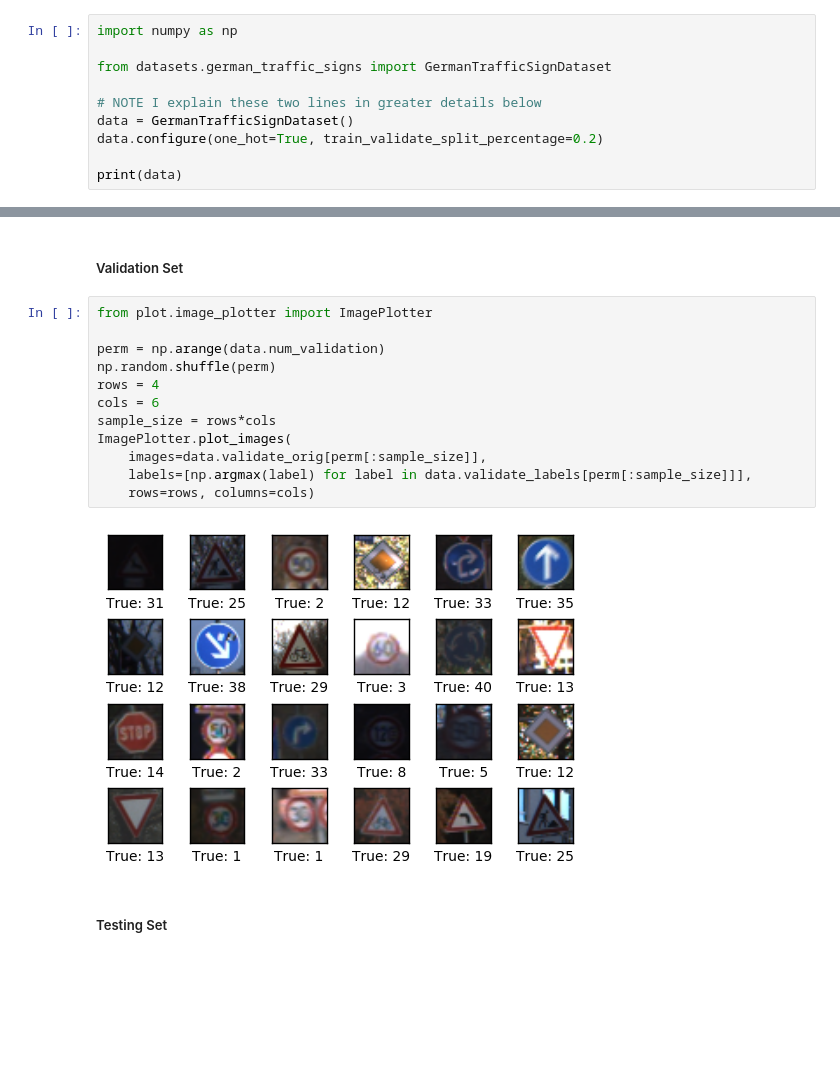
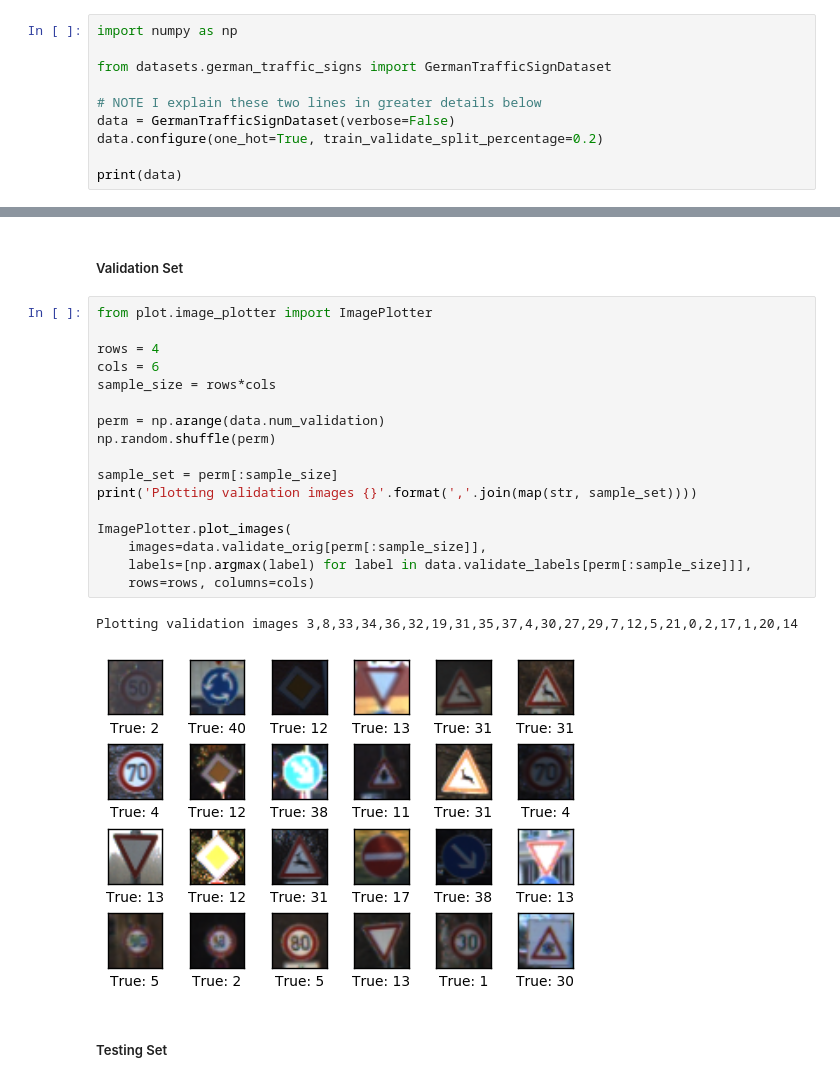
Before and after one commit to Olouge/traffic-sign-classification, a Jupyter notebook: single_layer_linear_neural_network.ipynb, the cells around one changed output, grey strips where cells are left out. Cells and saved outputs as stored; diff of their text form; blank space fills up the shorter version.

```diff
--- a/single_layer_linear_neural_network.ipynb
+++ b/single_layer_linear_neural_network.ipynb
@@ -32,7 +36,7 @@ import numpy as np
 from datasets.german_traffic_signs import GermanTrafficSignDataset
 
 # NOTE I explain these two lines in greater details below
-data = GermanTrafficSignDataset()
+data = GermanTrafficSignDataset(verbose=False)
 data.configure(one_hot=True, train_validate_split_percentage=0.2)
 
 print(data)
@@ -82,17 +87,23 @@ Plotting training images 7974,23145,8172,14042,28755,30118,10756,593,12914,2447,
 # %%
 from plot.image_plotter import ImagePlotter
 
-perm = np.arange(data.num_validation)
-np.random.shuffle(perm)
 rows = 4
 cols = 6
 sample_size = rows*cols
+
+perm = np.arange(data.num_validation)
+np.random.shuffle(perm)
+
+sample_set = perm[:sample_size]
+print('Plotting validation images {}'.format(','.join(map(str, sample_set))))
+
 ImagePlotter.plot_images(
     images=data.validate_orig[perm[:sample_size]],
     labels=[np.argmax(label) for label in data.validate_labels[perm[:sample_size]]],
     rows=rows, columns=cols)
 # %% [output]
+Plotting validation images 3,8,33,34,36,32,19,31,35,37,4,30,27,29,7,12,5,21,0,2,17,1,20,14
-[figure, old version]
+[figure, new version]
 # %% [markdown]
 ##### Testing Set
 # %%
```
Also changed, not shown: parts of 19 cells of this notebook, 2 other files.
